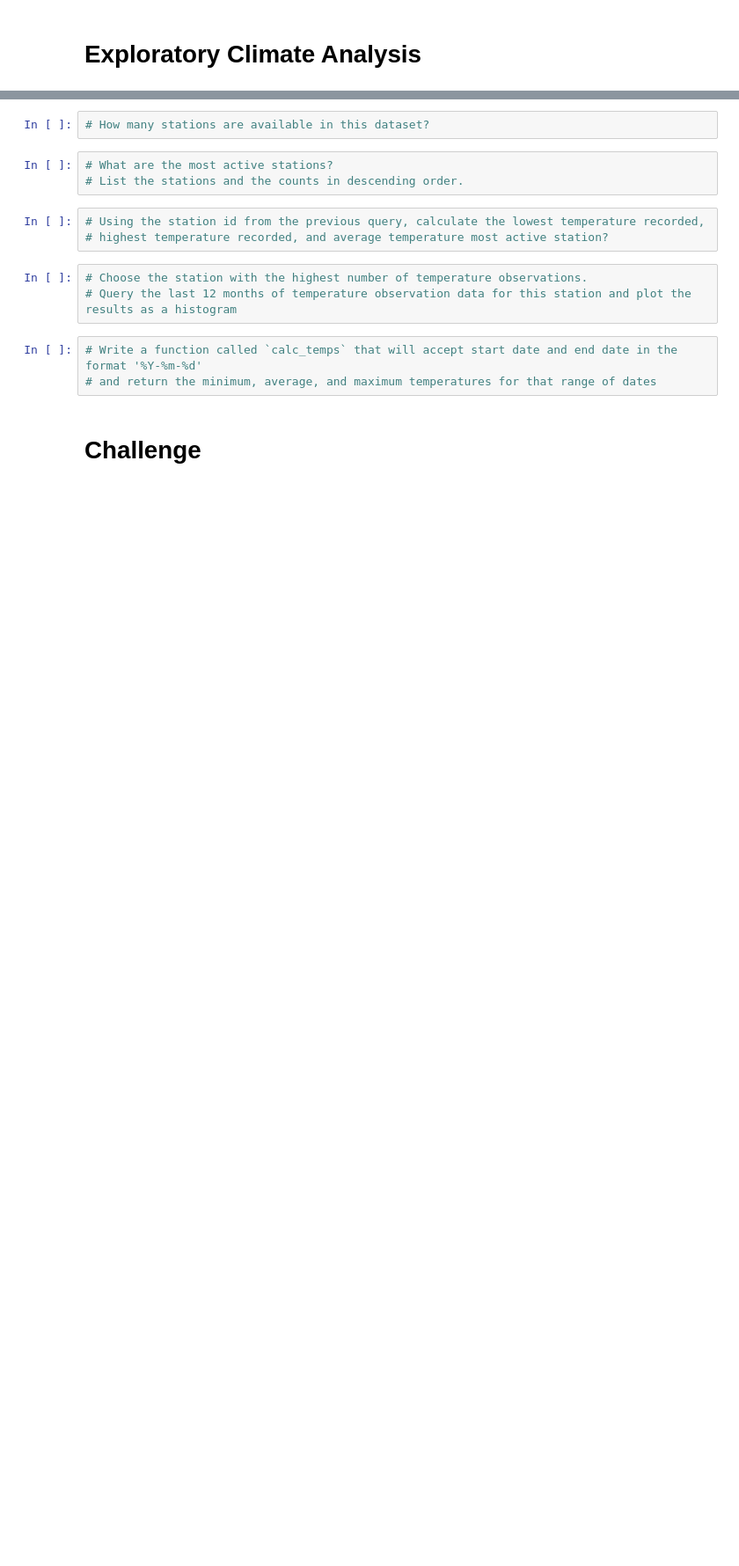
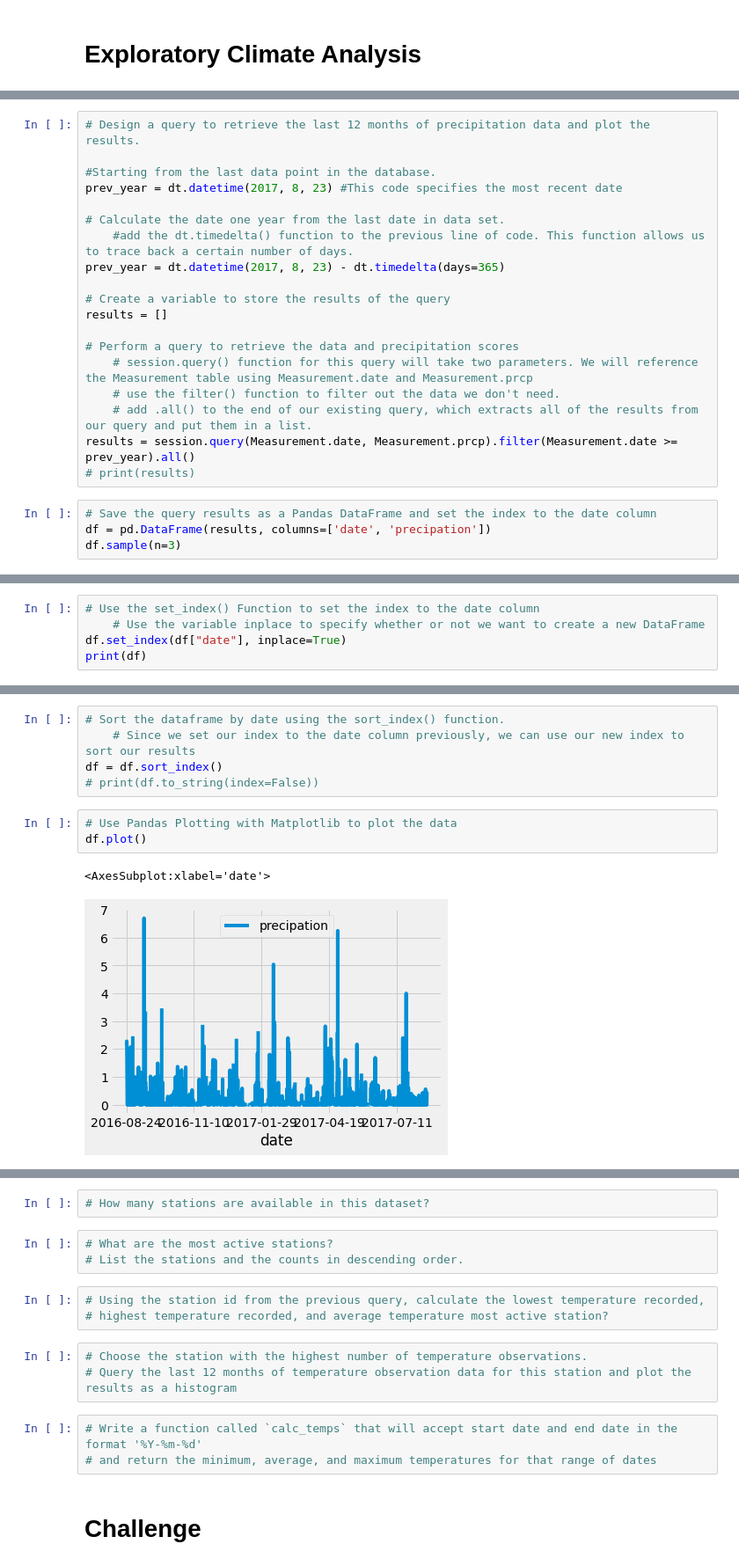
Before and after one commit to danielbrock4/SQLite, a Jupyter notebook: Resources/climate_analysis.ipynb, the cells around one changed output, grey strips where cells are left out. Shown at 88% size. Saved outputs shown, nothing was run; the diff lists cells and outputs as text; blank space fills up the shorter version.

Commit message:
created date vs precipitation dataframe and plot

```diff
--- a/Resources/climate_analysis.ipynb
+++ b/Resources/climate_analysis.ipynb
@@ -63,0 +52,23 @@ for result in results:
+# %%
+# Design a query to retrieve the last 12 months of precipitation data and plot the results.
+
+#Starting from the last data point in the database.
+prev_year = dt.datetime(2017, 8, 23) #This code specifies the most recent date
+
+# Calculate the date one year from the last date in data set.
+    #add the dt.timedelta() function to the previous line of code. This function allows us to trace back a certain number of days.
+prev_year = dt.datetime(2017, 8, 23) - dt.timedelta(days=365)
+
+# Create a variable to store the results of the query
+results = []
+
+# Perform a query to retrieve the data and precipitation scores
+    # session.query() function for this query will take two parameters. We will reference the Measurement table using Measurement.date and Measurement.prcp
+    # use the filter() function to filter out the data we don't need.
+    # add .all() to the end of our existing query, which extracts all of the results from our query and put them in a list.
+results = session.query(Measurement.date, Measurement.prcp).filter(Measurement.date >= prev_year).all()
+# print(results)
+# %%
+# Save the query results as a Pandas DataFrame and set the index to the date column
+df = pd.DataFrame(results, columns=['date', 'precipation'])
+df.sample(n=3)
@@ -63,0 +82,5 @@ for result in results:
+# %%
+# Use the set_index() Function to set the index to the date column
+    # Use the variable inplace to specify whether or not we want to create a new DataFrame
+df.set_index(df["date"], inplace=True)
+print(df)
@@ -63,0 +109,11 @@ for result in results:
+# %%
+# Sort the dataframe by date using the sort_index() function.
+    # Since we set our index to the date column previously, we can use our new index to sort our results
+df = df.sort_index()
+# print(df.to_string(index=False))
+# %%
+# Use Pandas Plotting with Matplotlib to plot the data
+df.plot()
+# %% [output]
+<AxesSubplot:xlabel='date'>
+[figure, added]
```
Also changed, not shown: parts of 9 cells of this notebook, 1 other file.
